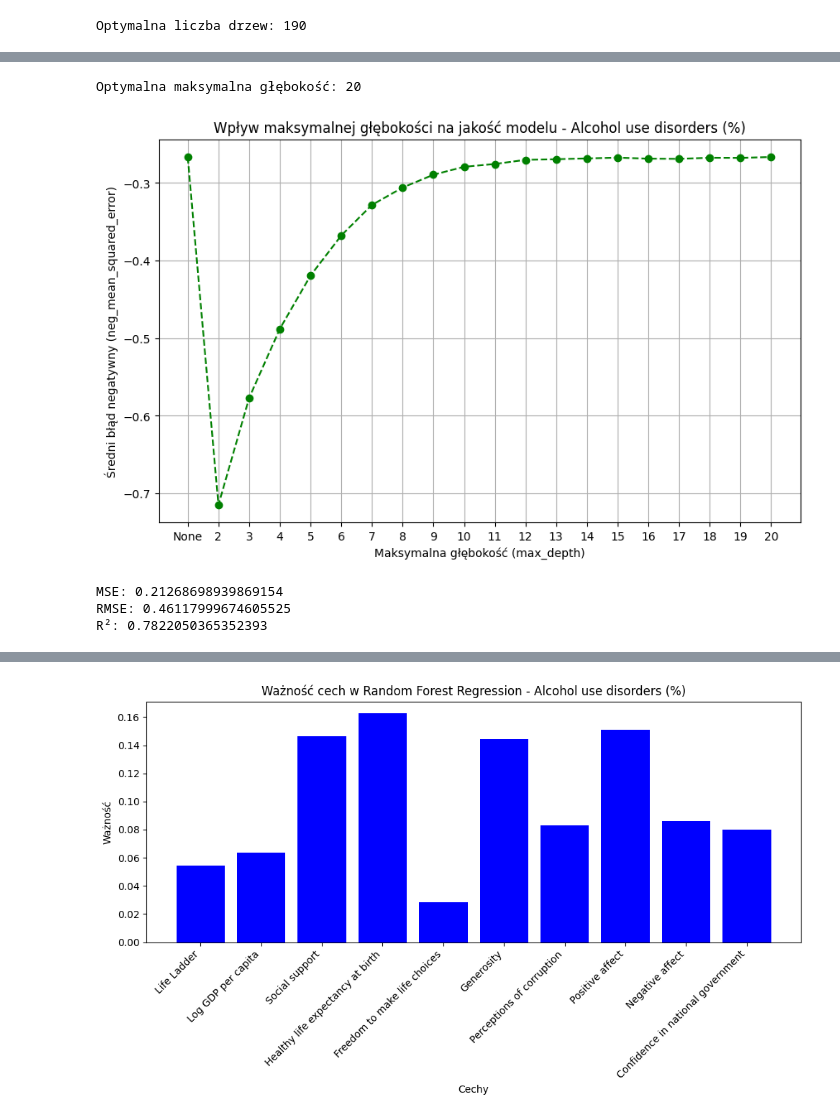
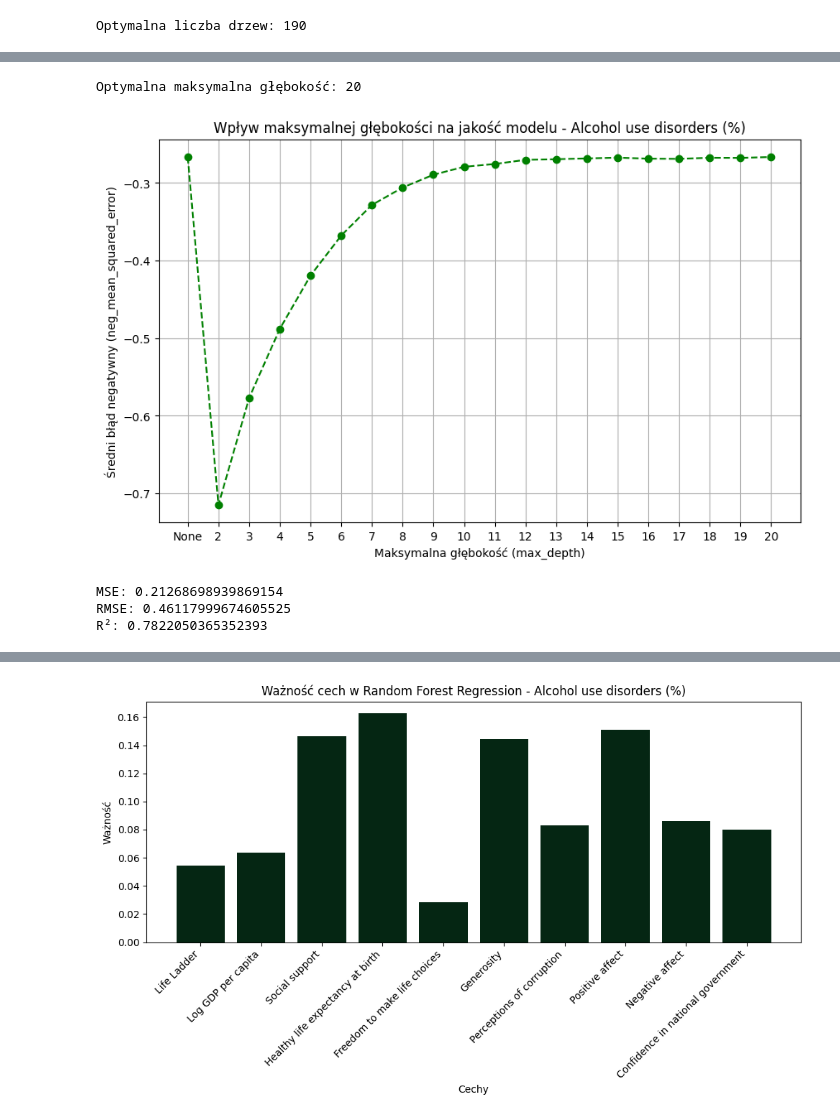
Before and after one commit to pgraczyk43/Global_health_data_analysis, a Jupyter notebook: finetuning.ipynb, the cells around one changed output, grey strips where cells are left out. Saved outputs shown, nothing was run; the diff lists cells and outputs as text; code cells hidden in the pictures.

Commit message:
Add visualisation

```diff
--- a/finetuning.ipynb
+++ b/finetuning.ipynb
@@ -1484,7 +1484,7 @@ print(f"RMSE: {rmse}")
 print(f"R²: {r2}")
 
 plt.figure(figsize=(8, 6))
-plt.scatter(y_test, y_pred, color='blue', alpha=0.6)
+plt.scatter(y_test, y_pred, color='#052613', alpha=0.6)
 plt.plot([min(y_test), max(y_test)], [min(y_test), max(y_test)], color='red', linestyle='--')
 plt.title('Rzeczywiste vs. Przewidywane wartości - Alcohol use disorders (%) - RandomForest')
 plt.xlabel('Rzeczywiste wartości (y)')
@@ -1508,7 +1508,7 @@ feature_names = [
 ]
 
 plt.figure(figsize=(10, 6))
-plt.bar(feature_names, feature_importances, color='blue')
+plt.bar(feature_names, feature_importances, color='#052613')
 plt.xticks(rotation=45, ha='right')
 plt.xlabel('Cechy')
 plt.ylabel('Ważność')
@@ -1527,4 +1527,4 @@ R²: 0.7822050365352393
-[figure, old version]
+[figure, new version]
 # %%
 
 from sklearn.neighbors import KNeighborsRegressor
```
Also changed, not shown: parts of 15 cells of this notebook, 2 other files.
